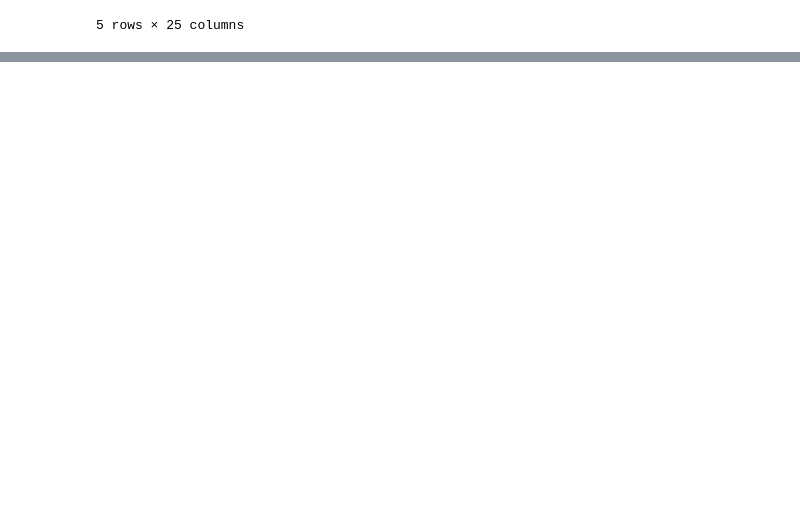
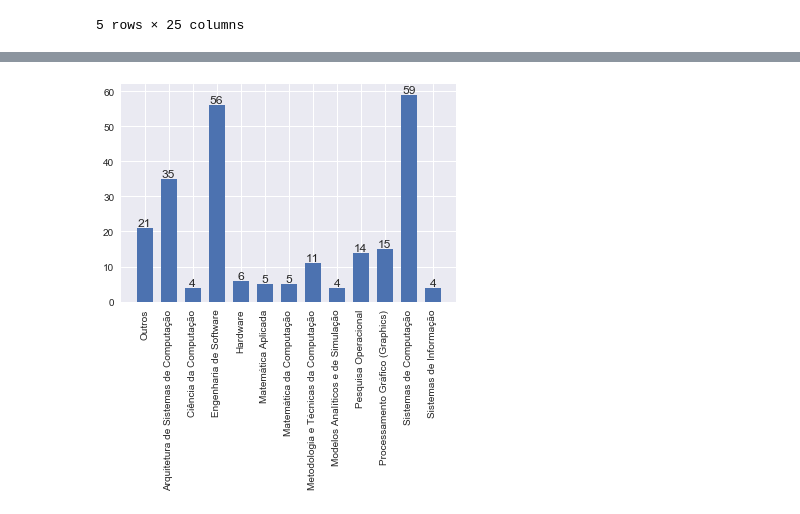
Before and after one commit to alvarofpp/imd0033-imd-pesquisa, a Jupyter notebook: Álvaro.ipynb, the cells around one changed output, grey strips where cells are left out. Drawn from its saved outputs; the diff is of its cells as text; code cells hidden in the pictures; blank space fills up the shorter version.

```diff
--- a/Álvaro.ipynb
+++ b/Álvaro.ipynb
@@ -253,0 +234,28 @@ df_projetos_pesquisa[df_projetos_pesquisa['id_coordenador'].isin(df_pesquisadore
+# %%
+# Pegamos os projetos de pesquisa desenvolvidos pelos servidores do IMD e DIMAP
+df_pp_servidor = df_projetos_pesquisa[df_projetos_pesquisa['id_coordenador'].isin(df_pesquisadores.id_servidor.values)]
+
+# Fazemos uma contagem da quantidade de projetos por área de conhecimento do CNPQ
+pa_count = dict(df_pp_servidor.groupby('area_conhecimento_cnpq')['id_projeto_pesquisa'].count())
+
+# Juntamos as áreas de conhecimento que possuem até 3 projetos de pesquisa registrados
+pesquisa_areas = { 'Outros' : 0 }
+for area in pa_count:
+    if pa_count[area] <= 3:
+        pesquisa_areas['Outros'] += pa_count[area]
+    else:
+        pesquisa_areas[area] = pa_count[area]
+
+# Caracteristicas do gráfico de barra
+plt.bar(list(pesquisa_areas.keys()), list(pesquisa_areas.values()), 1/1.5, align="center")
+
+# Rotação dos rótulos do eixo X
+plt.xticks(rotation=90)
+
+# Texto em cima de cada barra
+for tema in pesquisa_areas:
+    plt.text(tema, (pesquisa_areas[tema]+0.5), str(pesquisa_areas[tema]), horizontalalignment='center')
+
+plt.show()
+# %% [output]
+[figure, added]
```
Also changed, not shown: parts of 7 cells of this notebook.
